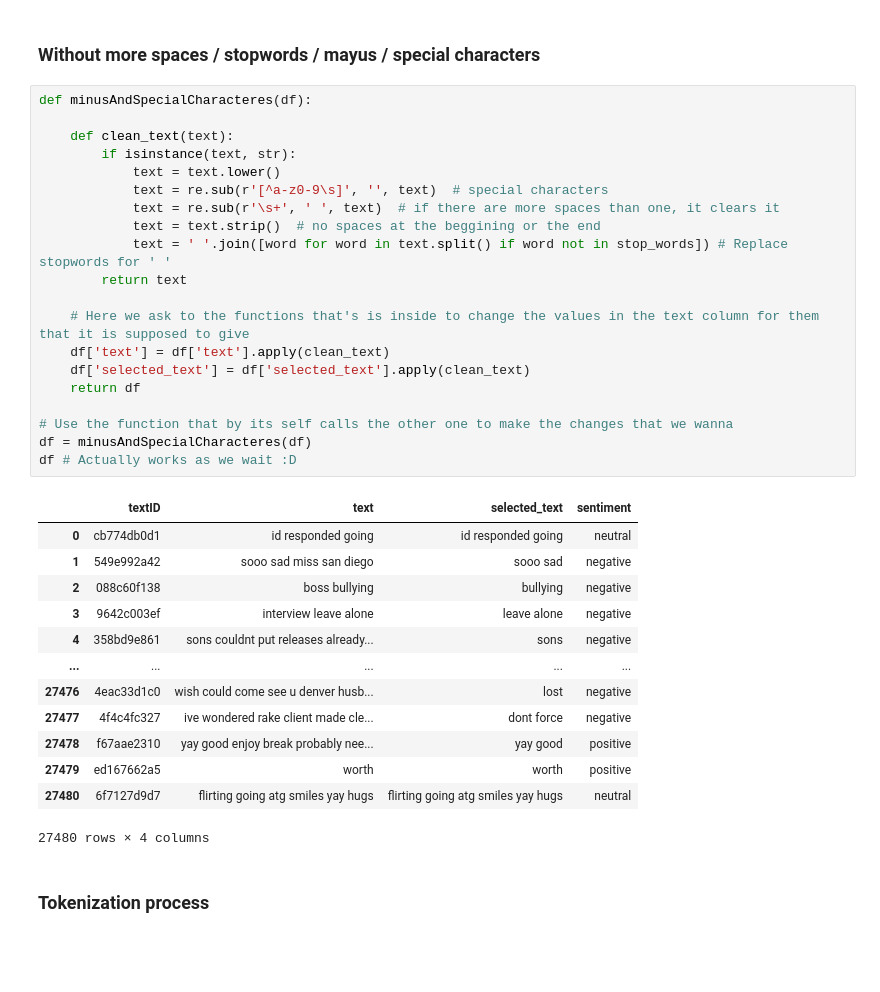
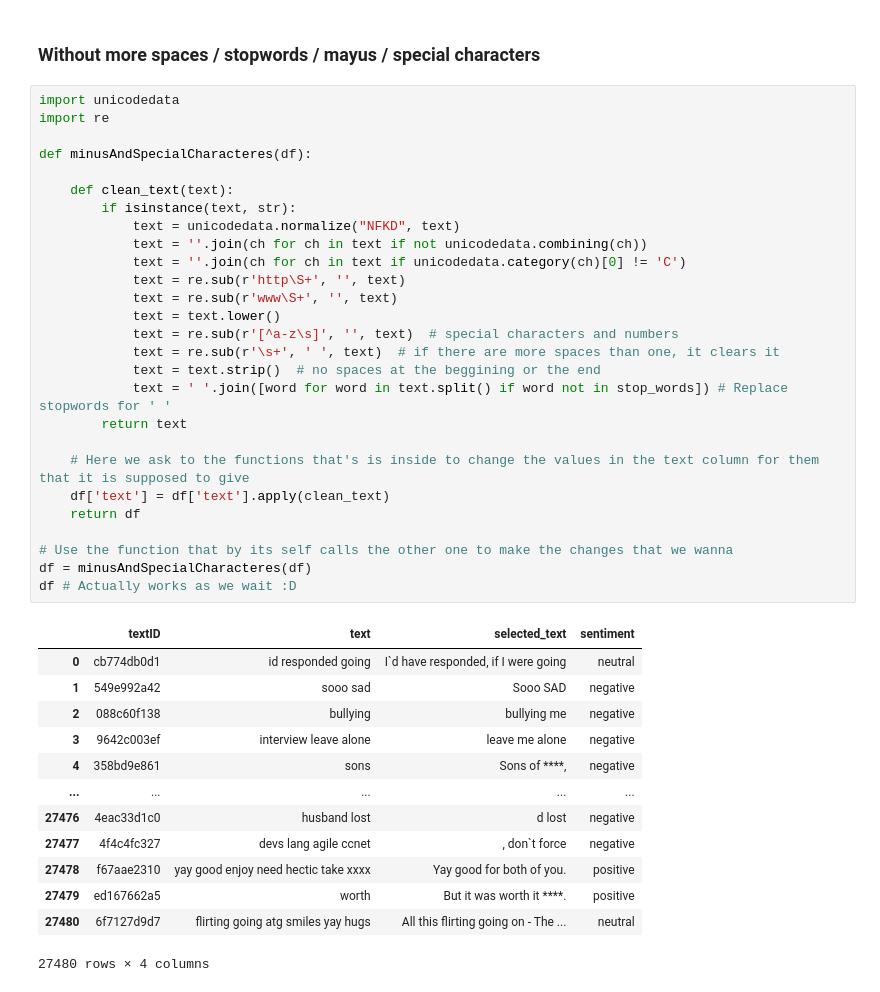
Before and after one commit to 39cam/DataScience, a Jupyter notebook: sentiment_analysis.ipynb, the cells around one changed output. Saved outputs shown, nothing was run; the diff lists cells and outputs as text; blank space fills up the shorter version.

```diff
--- a/sentiment_analysis.ipynb
+++ b/sentiment_analysis.ipynb
@@ -134,38 +344,43 @@ Here you can see all the Stopwords in the df[text]
 # %% [markdown]
 ### Without more spaces / stopwords / mayus / special characters
 # %%
+import unicodedata
+import re
+
 def minusAndSpecialCharacteres(df):
 
     def clean_text(text):
         if isinstance(text, str):
+            text = unicodedata.normalize("NFKD", text)
+            text = ''.join(ch for ch in text if not unicodedata.combining(ch))
+            text = ''.join(ch for ch in text if unicodedata.category(ch)[0] != 'C')
+            text = re.sub(r'http\S+', '', text)
+            text = re.sub(r'www\S+', '', text)
             text = text.lower()
-            text = re.sub(r'[^a-z0-9\s]', '', text)  # special characters
+            text = re.sub(r'[^a-z\s]', '', text)  # special characters and numbers
             text = re.sub(r'\s+', ' ', text)  # if there are more spaces than one, it clears it
             text = text.strip()  # no spaces at the beggining or the end
             text = ' '.join([word for word in text.split() if word not in stop_words]) # Replace stopwords for ' '
         return text
 
     # Here we ask to the functions that's is inside to change the values in the text column for them that it is supposed to give
     df['text'] = df['text'].apply(clean_text)
-    df['selected_text'] = df['selected_text'].apply(clean_text)
     return df
 
 # Use the function that by its self calls the other one to make the changes that we wanna
 df = minusAndSpecialCharacteres(df)
 df # Actually works as we wait :D
 # %% [output]
 |  | textID | text | selected_text | sentiment |
-| 0 | cb774db0d1 | id responded going | id responded going | neutral |
-| 1 | 549e992a42 | sooo sad miss san diego | sooo sad | negative |
-| 2 | 088c60f138 | boss bullying | bullying | negative |
-| 3 | 9642c003ef | interview leave alone | leave alone | negative |
-| 4 | 358bd9e861 | sons couldnt put releases already... | sons | negative |
+| 0 | cb774db0d1 | id responded going | I`d have responded, if I were going | neutral |
+| 1 | 549e992a42 | sooo sad | Sooo SAD | negative |
+| 2 | 088c60f138 | bullying | bullying me | negative |
+| 3 | 9642c003ef | interview leave alone | leave me alone | negative |
+| 4 | 358bd9e861 | sons | Sons of ****, | negative |
 | ... | ... | ... | ... | ... |
-| 27476 | 4eac33d1c0 | wish could come see u denver husb... | lost | negative |
-| 27477 | 4f4c4fc327 | ive wondered rake client made cle... | dont force | negative |
-| 27478 | f67aae2310 | yay good enjoy break probably nee... | yay good | positive |
-| 27479 | ed167662a5 | worth | worth | positive |
-| 27480 | 6f7127d9d7 | flirting going atg smiles yay hugs | flirting going atg smiles yay hugs | neutral |
+| 27476 | 4eac33d1c0 | husband lost | d lost | negative |
+| 27477 | 4f4c4fc327 | devs lang agile ccnet | , don`t force | negative |
+| 27478 | f67aae2310 | yay good enjoy need hectic take xxxx | Yay good for both of you. | positive |
+| 27479 | ed167662a5 | worth | But it was worth it ****. | positive |
+| 27480 | 6f7127d9d7 | flirting going atg smiles yay hugs | All this flirting going on - The ... | neutral |
 27480 rows × 4 columns
-# %% [markdown]
-### Tokenization process
```
Also changed, not shown: parts of 39 cells of this notebook.
